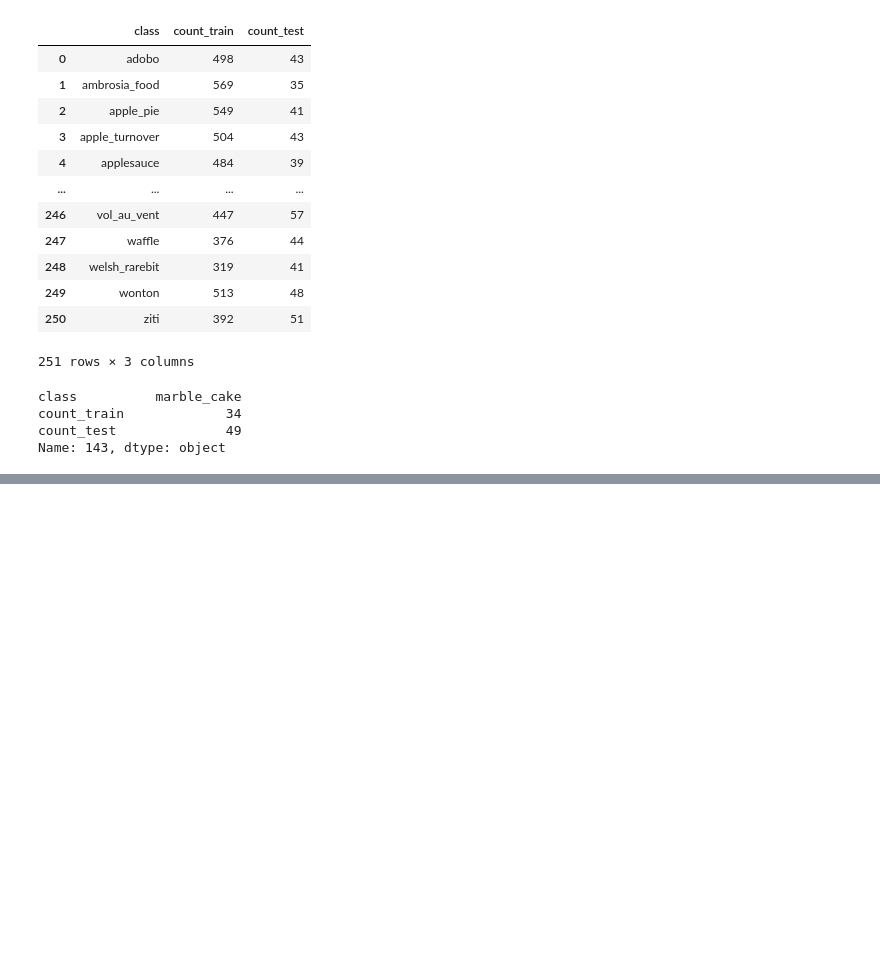
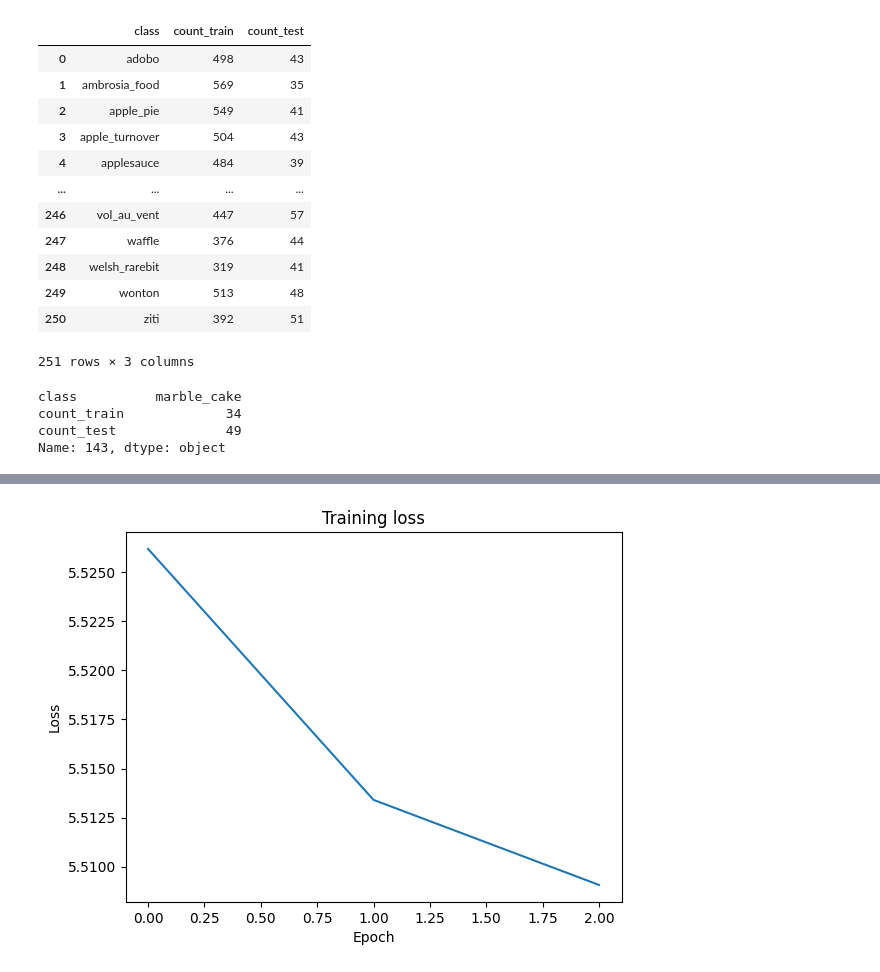
Before and after one commit to arcticronin/food_SSL, a Jupyter notebook: main.ipynb, the cells around one changed output, grey strips where cells are left out. Cells and saved outputs as stored; diff of their text form; code cells hidden in the pictures; blank space fills up the shorter version.

```diff
--- a/main.ipynb
+++ b/main.ipynb
@@ -126,7 +202,7 @@ class EfficientCNN(nn.Module):
         self.bn4 = nn.BatchNorm2d(256)
 
         # Fully connected layers
-        self.fc1 = nn.Linear(256 * 4 , 512)
+        self.fc1 = nn.Linear(12544 , 512)
         self.fc2 = nn.Linear(512, num_classes)
 
     def forward(self, x):
@@ -190,9 +253,9 @@ Estimated Total Size (MB): 7.78
 ----------------------------------------------------------------
 # %%
 ## train the model
-epochs = 10
+epochs = 50
 criterion = nn.CrossEntropyLoss()
-optimizer = optim.Adam(model.parameters(), lr=0.001)
+optimizer = optim.Adam(model.parameters(), lr=0.01)
 scheduler = torch.optim.lr_scheduler.StepLR(optimizer, step_size=1, gamma=0.1)
 patience = 5
 # %%
@@ -258,0 +330,9 @@ for epoch in range(epochs):
+# %%
+#plot the training loss
+plt.plot(train_loss)
+plt.xlabel('Epoch')
+plt.ylabel('Loss')
+plt.title('Training loss')
+plt.show()
+# %% [output]
+[figure, added]
```
Also changed, not shown: parts of 11 cells of this notebook.
